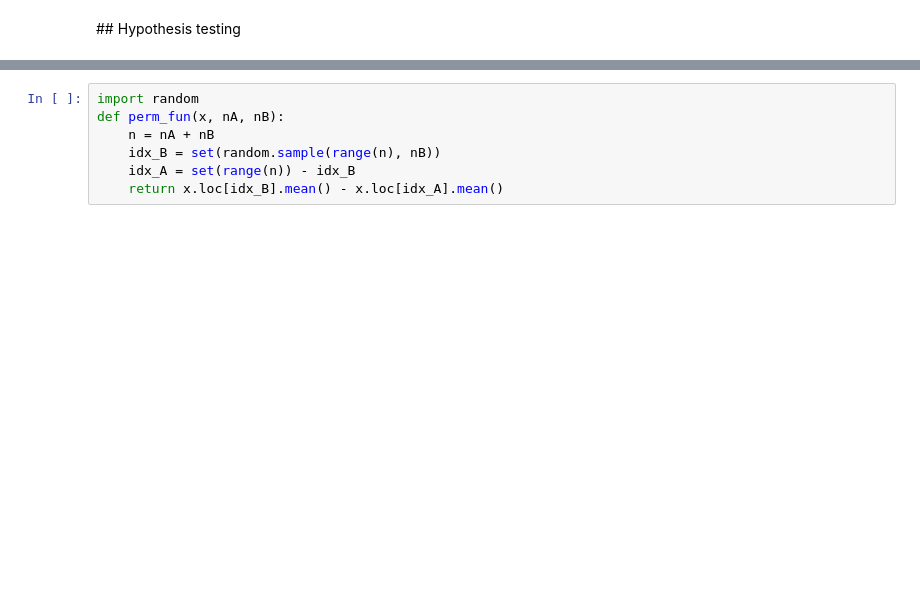
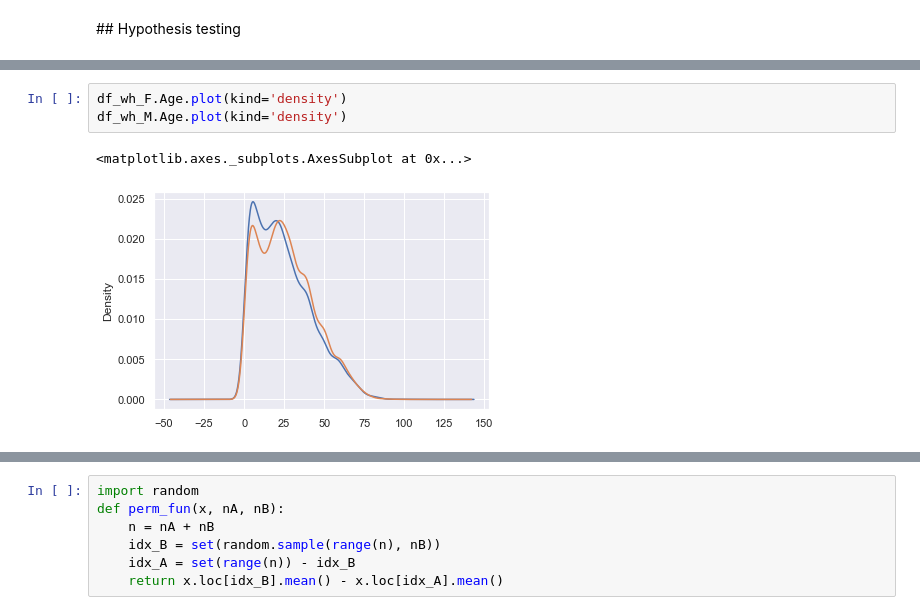
Before and after one commit to kasparvonbeelen/ghi_python, a Jupyter notebook: 10_-_Hypothesis_Testing.ipynb, the cells around one changed output, grey strips where cells are left out. Saved outputs shown, nothing was run; the diff lists cells and outputs as text; blank space fills up the shorter version.

```diff
--- a/10_-_Hypothesis_Testing.ipynb
+++ b/10_-_Hypothesis_Testing.ipynb
@@ -457 +224,7 @@ df_wh_P = df_whitechapel[df_whitechapel.Sex.isin(['F','M'])]
+# %%
+df_wh_F.Age.plot(kind='density')
+df_wh_M.Age.plot(kind='density')
+# %% [output]
+<matplotlib.axes._subplots.AxesSubplot at 0x...>
+[figure, added]
 # %%
```
Also changed, not shown: parts of 201 cells of this notebook.
